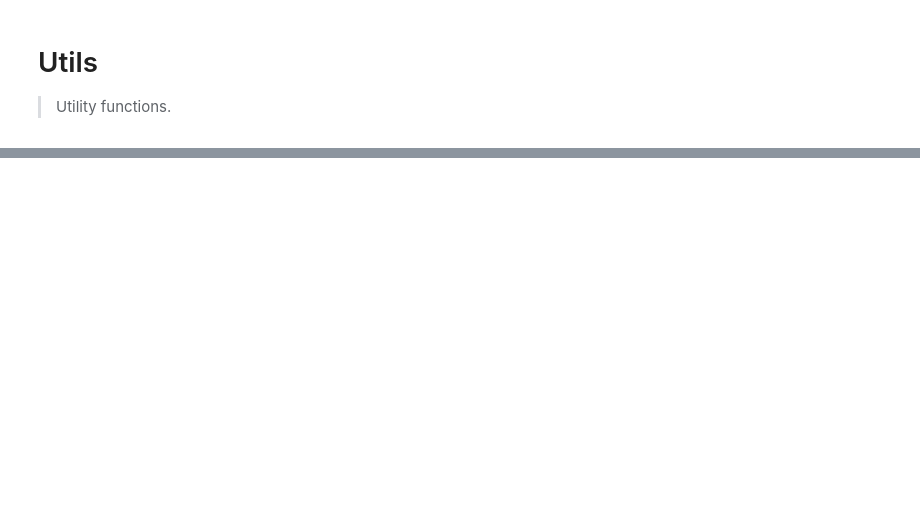
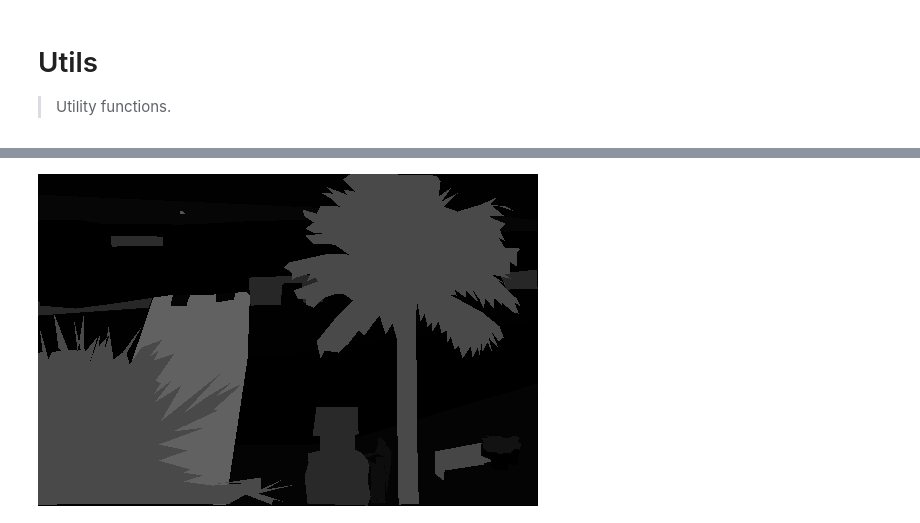
Before and after one commit to lgvaz/polvo, a Jupyter notebook: nbs/01_utils.ipynb, the cells around one changed output, grey strips where cells are left out. Drawn from its saved outputs; the diff is of its cells as text; code cells hidden in the pictures; blank space fills up the shorter version.

```diff
--- a/nbs/01_utils.ipynb
+++ b/nbs/01_utils.ipynb
@@ -11,3 +27,12 @@ from IPython.display import display_javascript, display_html, display
+# %%
+#|export
+@delegates(open_image)
+def open_mask(fn, gray=True, **kwargs) -> Image.Image:
+    return open_image(fn, gray=gray, **kwargs)
+# %%
+open_mask(pv.test.SEG_MASK)
+# %% [output]
+[figure, added]
 # %%
 #|export
 class RenderDict:
```
Also changed, not shown: parts of 3 cells of this notebook, 10 other files.
